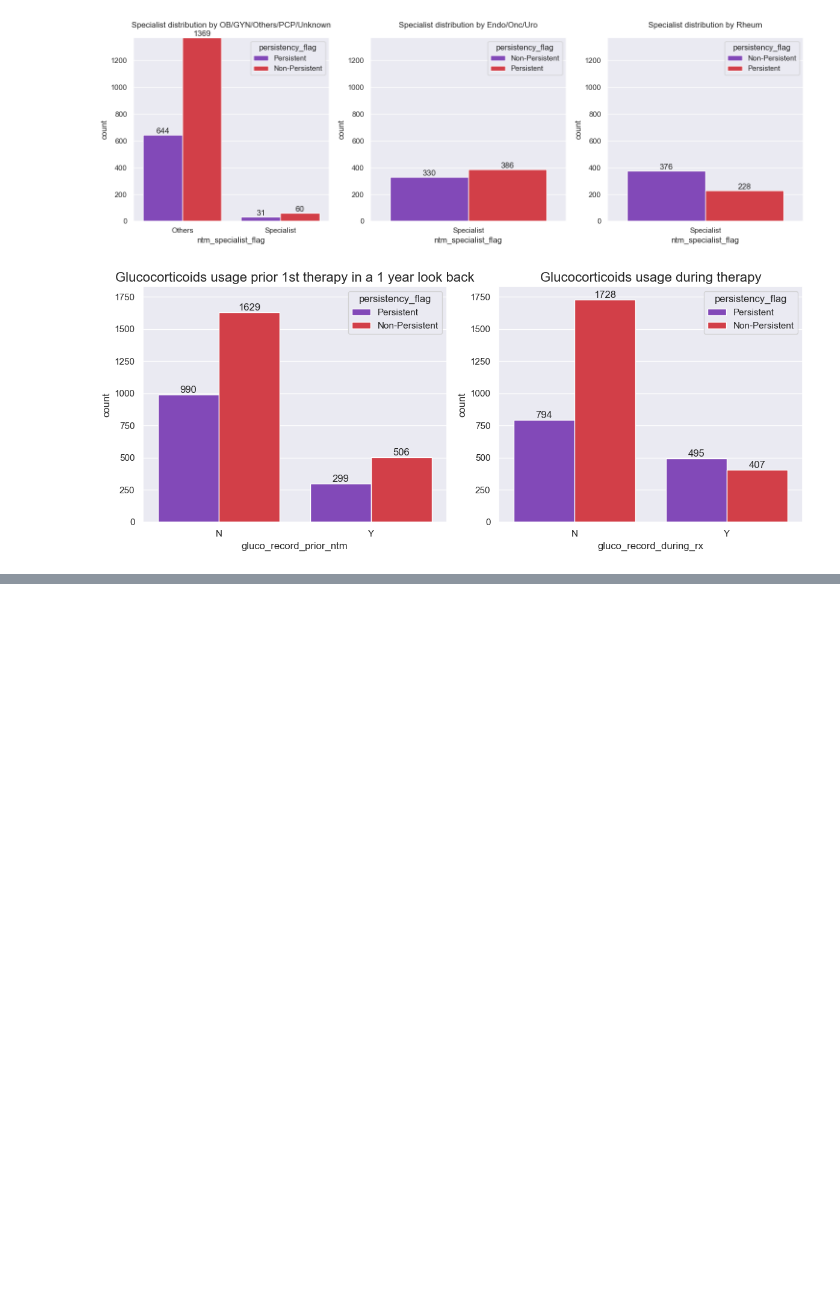
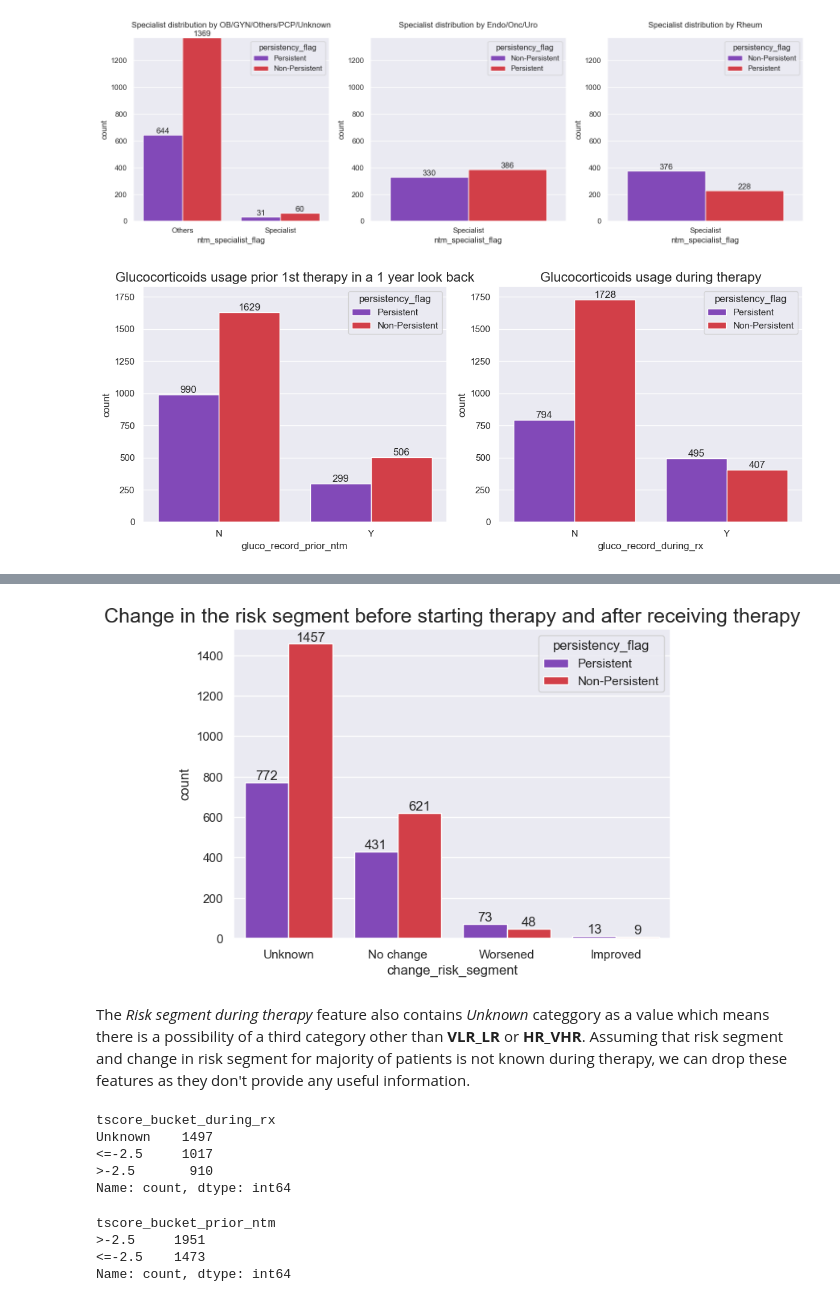
Before and after one commit to shezkh/Healthcare-Project, a Jupyter notebook: src/Data_Exploration_Ashish.ipynb, the cells around one changed output, grey strips where cells are left out. Saved outputs shown, nothing was run; the diff lists cells and outputs as text; code cells hidden in the pictures; blank space fills up the shorter version.

```diff
--- a/src/Data_Exploration_Ashish.ipynb
+++ b/src/Data_Exploration_Ashish.ipynb
@@ -250,0 +364,31 @@ plt.show()
+# %%
+sns.set(rc = {'figure.figsize':(7,5)})
+ax = sns.countplot(x='change_risk_segment',
+                   data=drug_df,
+                   hue='persistency_flag',
+                   palette=col_pal)
+#plt.xticks(rotation=45)
+ax.set_title('Change in the risk segment before starting therapy and after receiving therapy',
+             fontsize=18)
+for label in ax.containers:
+    ax.bar_label(label)
+# %% [output]
+[figure, added]
+# %% [markdown]
+The *Risk segment during therapy* feature also contains *Unknown* categgory as a value which means there is a possibility of a third category other than **VLR_LR** or **HR_VHR**.
+Assuming that risk segment and change in risk segment for majority of patients is not known during therapy, we can drop these features as they don't provide any useful information.
+# %%
+drug_df['tscore_bucket_during_rx'].value_counts()
+# %% [output]
+tscore_bucket_during_rx
+Unknown    1497
+<=-2.5     1017
+>-2.5       910
+Name: count, dtype: int64
+# %%
+drug_df['tscore_bucket_prior_ntm'].value_counts()
+# %% [output]
+tscore_bucket_prior_ntm
+>-2.5     1951
+<=-2.5    1473
+Name: count, dtype: int64
```
Also changed, not shown: parts of 15 cells of this notebook.
